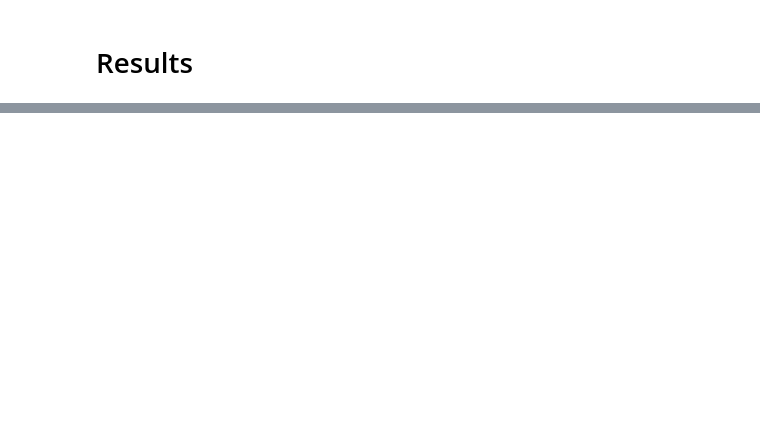
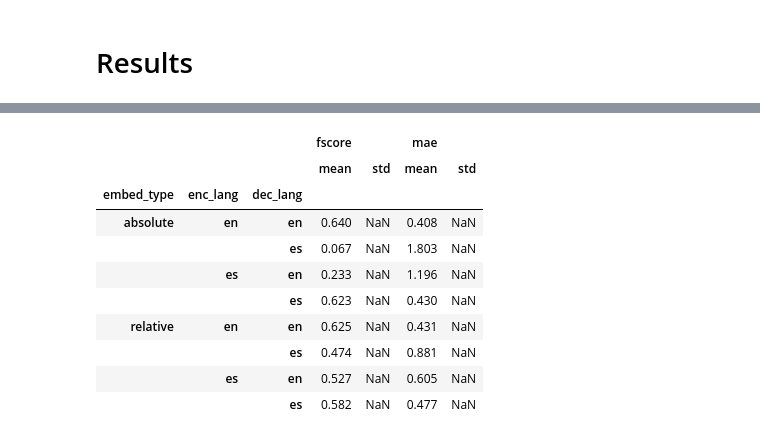
Before and after one commit to AGarciaCast/Topo_Reg_Relative_Rep, a Jupyter notebook: multilingual_stitching.ipynb, the cells around one changed output, grey strips where cells are left out. Drawn from its saved outputs; the diff is of its cells as text; code cells hidden in the pictures; blank space fills up the shorter version.

Commit message:
first results stitching

```diff
--- a/multilingual_stitching.ipynb
+++ b/multilingual_stitching.ipynb
@@ -491,6 +472,3 @@ for seed in tqdm(SEEDS, leave=False, desc="seed"):
   for embedding_type in tqdm(["absolute", "relative"], leave=False, desc="embedding_type"):
     for train_lang in tqdm(ALL_LANGS, leave=False, desc="lang"):
       train_network(train_lang, mode=embedding_type, seed=seed)
-# %%
-model = LitRelRoberta.load_from_checkpoint(CHECKPOINT_PATH /
-                                           "en_absolute_seed42/lightning_logs/version_6/checkpoints/epoch=4-step=31250.ckpt" )
@@ -529,16 +496,18 @@ mae 0.2838
 # %%
-train_classifiers = {
-    seed: {
-        embedding_type: {
-            train_lang: fit(
-                lang2train_latents[train_lang][embedding_type],
-                train_dataset[target_key],
-                seed=seed,
-                normalize=latent_normalize,
-            )
-            for train_lang, train_dataset in tqdm(train_datasets.items(), leave=False, desc="lang")
+models = {
+    train_mode: {
+        seed: {
+            embedding_type: {
+                train_lang: LitRelRoberta.load_from_checkpoint(
+                                              CHECKPOINT_PATH /
+                                              f"{'fine_grained' if fine_grained else 'coarse_grained'}/{train_mode}_{train_lang}_{embedding_type}_seed{seed}" /
+                                              "lightning_logs/version_0/checkpoints/epoch=4-step=3125.ckpt" )
+
+                for train_lang in ["en", "es"]
+            }
+            for embedding_type in ["absolute", "relative"]
         }
-        for embedding_type in tqdm(["absolute", "relative"], leave=False, desc="embedding_type")
+        for seed in [1]
     }
-    for seed in tqdm(SEEDS, leave=False, desc="seed")
+    for train_mode in tqdm(["finetune", "full"], leave=True, desc="mode")
 }
@@ -629,0 +587,26 @@ df.drop(columns=["stitched", "seed", "precision", "recall"])[full_df.train_lang
+# %%
+df = pd.DataFrame(numeric_results["finetune"])
+
+
+df = df.drop(columns=["stitched", "seed", "precision", "recall"]).groupby(
+    ["embed_type", "enc_lang", "dec_lang"]
+).agg([np.mean, np.std]).round(3)
+
+df.to_csv(
+    RESULT_PATH / f"nlp_multilingual-stitching-amazon-{'fine_grained' if fine_grained else 'coarse_grained'}-finetune-{train_perc}.tsv",
+    sep="\t",
+)
+
+df
+# %% [output]
+|  |  |  | fscore |  | mae |  |
+|  |  |  | mean | std | mean | std |
+| embed_type | enc_lang | dec_lang |  |  |  |  |
+| absolute | en | en | 0.640 | NaN | 0.408 | NaN |
+|  |  | es | 0.067 | NaN | 1.803 | NaN |
+|  | es | en | 0.233 | NaN | 1.196 | NaN |
+|  |  | es | 0.623 | NaN | 0.430 | NaN |
+| relative | en | en | 0.625 | NaN | 0.431 | NaN |
+|  |  | es | 0.474 | NaN | 0.881 | NaN |
+|  | es | en | 0.527 | NaN | 0.605 | NaN |
+|  |  | es | 0.582 | NaN | 0.477 | NaN |
```
Also changed, not shown: parts of 15 cells of this notebook, 3 other files.
